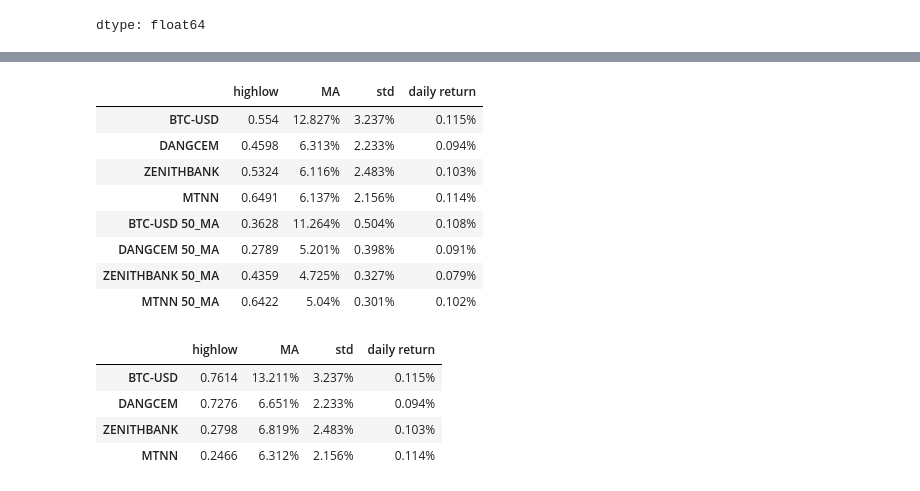
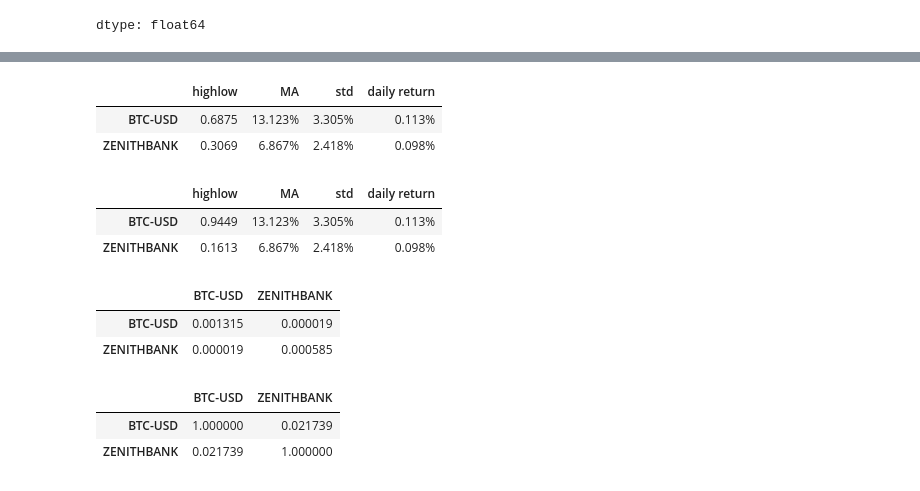
Before and after one commit to Sahdam/Nigerian-Financial-Risk-Intelligence-System, a Jupyter notebook: Nigerian_Financial_Risk_Intelligence_System.ipynb, the cells around one changed output, grey strips where cells are left out. Cells and saved outputs as stored; diff of their text form; code cells hidden in the pictures.

```diff
--- a/Nigerian_Financial_Risk_Intelligence_System.ipynb
+++ b/Nigerian_Financial_Risk_Intelligence_System.ipynb
@@ -125,11 +79,5 @@ df.head()
 # %%
-df = df_bc.merge(df_dg, left_index=True, right_index=True, how='outer') \
-           .merge(df_z, left_index=True, right_index=True, how='outer') \
-           .merge(df_mtn, left_index=True, right_index=True, how='outer')
-
-new_start = pd.Timestamp(datetime.date(2020,1,1)).tz_localize('UTC')
-new_end = pd.Timestamp(datetime.date(2026,1,1)).tz_localize('UTC')
-df = df.loc[new_start:new_end]
+df = df_bc.merge(df_z, left_index=True, right_index=True, how='outer')
 
 print(df.shape)
 print("\n")
@@ -293,18 +240,16 @@ plt.show()
 # %%
-#Moving Average DANGCEM
-
-df['DANGCEM 50_MA'] = df['DANGCEM'].dropna().rolling(window=50).mean().dropna()
-
+# Moving Avg ZENITH
+df['ZENITHBANK 50_MA'] = df['ZENITHBANK'].dropna().rolling(window=50).mean()
 
 plt.figure(figsize=(15, 8))
 
 # Plot both explicitly with matplotlib
-plt.plot(df.index, df['DANGCEM'], label='DANGCEM', linewidth=1)
-plt.plot(df.index, df['DANGCEM 50_MA'], label='DANGCEM 50_MA',
-         linewidth=3, color='orange')
+plt.plot(df.index, df['ZENITHBANK'], label='ZENITHBANK', linewidth=1)
+plt.plot(df.index, df['ZENITHBANK 50_MA'], label='ZENITHBANK 50_MA',
+         linewidth=3)
 
 plt.legend()
-plt.title('Dangote Cement Price with 50-Day Moving Average')
+plt.title('Zenith Bank Price with 50-Day Moving Average')
 plt.xlabel('Date')
 plt.ylabel('Price')
 plt.show()
@@ -331,13 +257,0 @@ plt.show()
-# %%
-# Moving Avg MTN
-
-df['MTNN 50_MA'] = df['MTNN'].dropna().rolling(window=50).mean()
-
-plt.figure(figsize=(15, 8))
-plt.plot(df.index, df['MTNN'], label='MTNN', linewidth=1)
-plt.plot(df.index, df['MTNN 50_MA'], label='MTN 50_MA', linewidth=3)
-plt.legend()
-plt.title('MTN Price with 50-Day Moving Average')
-plt.xlabel('Date')
-plt.ylabel('Price')
-plt.show()
@@ -409,22 +315,30 @@ def InvestmentComparison(startTime, endTime, df):
 
   return investment
 # %%
-InvestmentComparison('2020-01-01', '2026-01-01', df)
+InvestmentComparison('2020-01-01', '2026-01-01', df_test)
 # %% [output]
 |  | highlow | MA | std | daily return |
-| BTC-USD | 0.554 | 12.827% | 3.237% | 0.115% |
-| DANGCEM | 0.4598 | 6.313% | 2.233% | 0.094% |
-| ZENITHBANK | 0.5324 | 6.116% | 2.483% | 0.103% |
-| MTNN | 0.6491 | 6.137% | 2.156% | 0.114% |
-| BTC-USD 50_MA | 0.3628 | 11.264% | 0.504% | 0.108% |
-| DANGCEM 50_MA | 0.2789 | 5.201% | 0.398% | 0.091% |
-| ZENITHBANK 50_MA | 0.4359 | 4.725% | 0.327% | 0.079% |
-| MTNN 50_MA | 0.6422 | 5.04% | 0.301% | 0.102% |
+| BTC-USD | 0.6875 | 13.123% | 3.305% | 0.113% |
+| ZENITHBANK | 0.3069 | 6.867% | 2.418% | 0.098% |
 # %%
 InvestmentComparison('2024-01-01', '2025-01-01', df_test)
 # %% [output]
 |  | highlow | MA | std | daily return |
-| BTC-USD | 0.7614 | 13.211% | 3.237% | 0.115% |
-| DANGCEM | 0.7276 | 6.651% | 2.233% | 0.094% |
-| ZENITHBANK | 0.2798 | 6.819% | 2.483% | 0.103% |
-| MTNN | 0.2466 | 6.312% | 2.156% | 0.114% |
+| BTC-USD | 0.9449 | 13.123% | 3.305% | 0.113% |
+| ZENITHBANK | 0.1613 | 6.867% | 2.418% | 0.098% |
+# %%
+# Covariance
+
+df_return.cov()
+# %% [output]
+|  | BTC-USD | ZENITHBANK |
+| BTC-USD | 0.001315 | 0.000019 |
+| ZENITHBANK | 0.000019 | 0.000585 |
+# %%
+# Correlation
+
+df_return.corr()
+# %% [output]
+|  | BTC-USD | ZENITHBANK |
+| BTC-USD | 1.000000 | 0.021739 |
+| ZENITHBANK | 0.021739 | 1.000000 |
```
Also changed, not shown: parts of 42 cells of this notebook.
